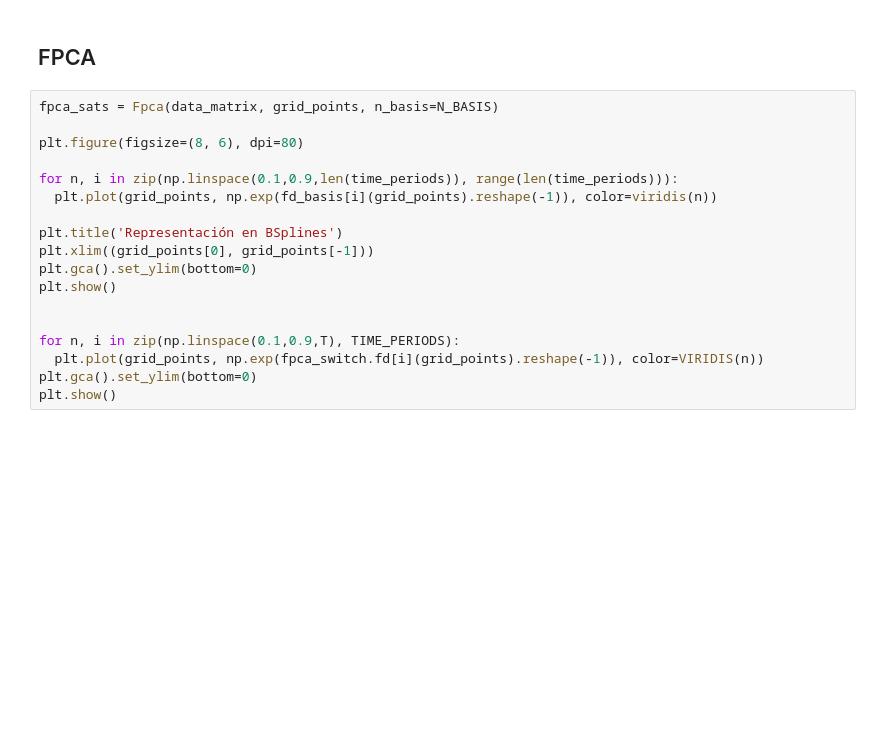
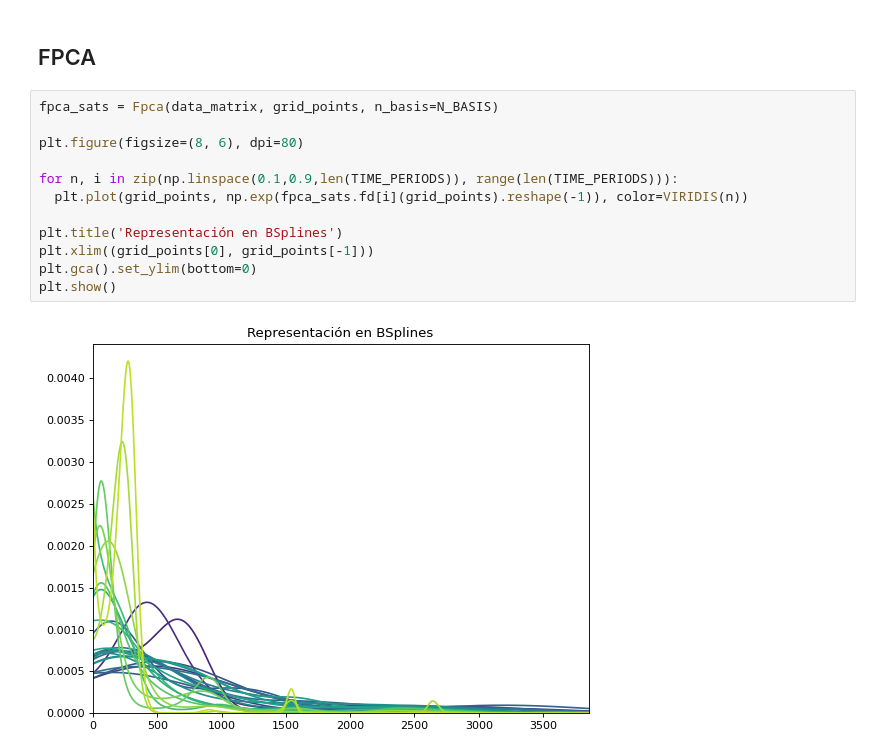
Before and after one commit to lipinoelbreve/densities-time-series, a Jupyter notebook: aplicacion_satelites.ipynb, the cells around one changed output. Cells and saved outputs as stored; diff of their text form; blank space fills up the shorter version.

```diff
--- a/aplicacion_satelites.ipynb
+++ b/aplicacion_satelites.ipynb
@@ -350,18 +350,14 @@ plt.show()
 # %%
 fpca_sats = Fpca(data_matrix, grid_points, n_basis=N_BASIS)
 
 plt.figure(figsize=(8, 6), dpi=80)
 
-for n, i in zip(np.linspace(0.1,0.9,len(time_periods)), range(len(time_periods))):
-  plt.plot(grid_points, np.exp(fd_basis[i](grid_points).reshape(-1)), color=viridis(n))
+for n, i in zip(np.linspace(0.1,0.9,len(TIME_PERIODS)), range(len(TIME_PERIODS))):
+  plt.plot(grid_points, np.exp(fpca_sats.fd[i](grid_points).reshape(-1)), color=VIRIDIS(n))
 
 plt.title('Representación en BSplines')
 plt.xlim((grid_points[0], grid_points[-1]))
 plt.gca().set_ylim(bottom=0)
 plt.show()
-
-
-for n, i in zip(np.linspace(0.1,0.9,T), TIME_PERIODS):
-  plt.plot(grid_points, np.exp(fpca_switch.fd[i](grid_points).reshape(-1)), color=VIRIDIS(n))
-plt.gca().set_ylim(bottom=0)
-plt.show()
+# %% [output]
+[figure, added]
```
Also changed, not shown: parts of 23 cells of this notebook.
